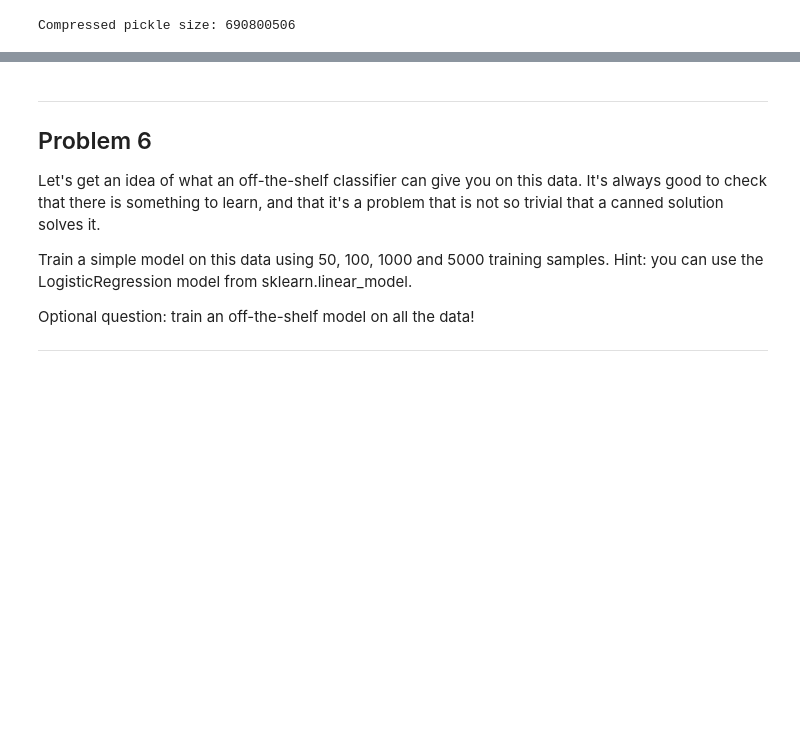
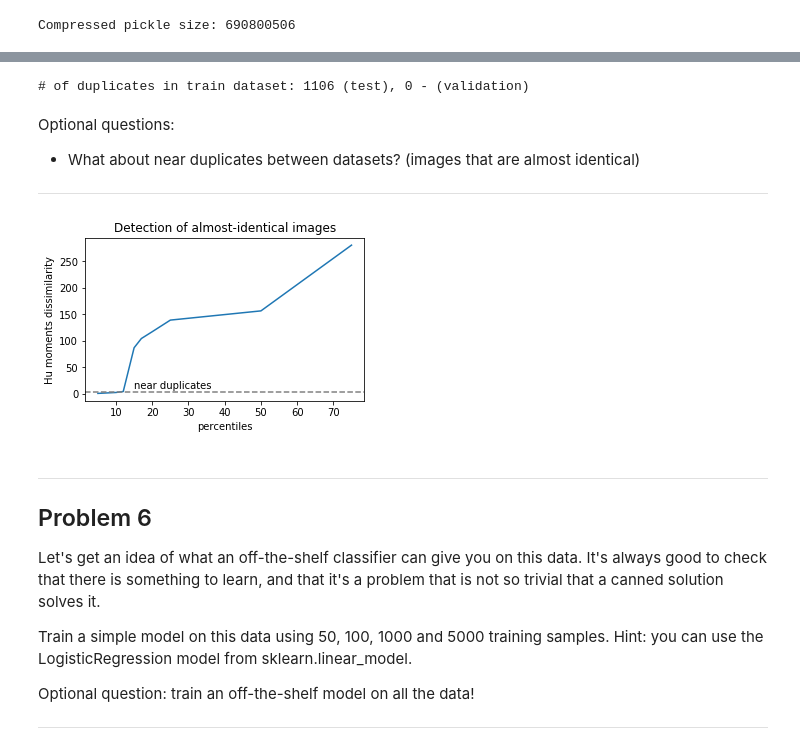
Before and after one commit to slipnitskaya/deep-learning-tensorflow-ud730, a Jupyter notebook: 1_notmnist.ipynb, the cells around one changed output, grey strips where cells are left out. Drawn from its saved outputs; the diff is of its cells as text; code cells hidden in the pictures; blank space fills up the shorter version.

```diff
--- a/1_notmnist.ipynb
+++ b/1_notmnist.ipynb
@@ -360,3 +421,72 @@ Optional questions:
+# %%
+# detect duplicates
+hashes = defaultdict(list)
+for splitname, dataset in zip(['test', 'train', 'valid'], [test_dataset, train_dataset, valid_dataset]):
+    with mp.Pool(12, pool_init, (dataset,)) as pool:
+        for idx, md5_hash in tqdm.tqdm(
+            pool.imap_unordered(worker_md5, range(dataset.shape[0]), chunksize=100), total=dataset.shape[0]
+        ):
+            hashes[splitname].append(md5_hash)
+
+
+# dist_mat = np.full((train_dataset.shape[0], test_dataset.shape[0]), np.inf, dtype=np.float16)
+# with mp.Pool(10, pool_init, (test_dataset, train_dataset)) as pool:
+#     for idx, mse in tqdm.tqdm(
+#         pool.imap_unordered(worker, range(train_dataset.shape[0]), chunksize=1000), total=train_dataset.shape[0]
+#     ):
+#         dist_mat[idx] = mse
+
+print('# of duplicates in train dataset: {} (test), {} - (validation)'.format(
+    len(set(hashes['test']) & set(hashes['train'])), len(set(hashes['validation']) & set(hashes['train'])))
+     )
+# %% [output]
+# of duplicates in train dataset: 1106 (test), 0 - (validation)
+# %% [markdown]
+Optional questions:
+- What about near duplicates between datasets? (images that are almost identical)
+---
+# %%
+hu_moments = defaultdict(list)
+for splitname, dataset in zip(['test', 'train', 'valid'], [test_dataset, train_dataset, valid_dataset]):
+    with mp.Pool(12, pool_init, (dataset,)) as pool:
+        for idx, moments in tqdm.tqdm(
+            pool.imap_unordered(worker_hu, range(dataset.shape[0]), chunksize=100), total=dataset.shape[0]
+        ):
+            hu_moments[splitname].append(moments)
+# %%
+import scipy.spatial.distance as spd
+
+moments_train = np.array(hu_moments['train'], dtype=np.float16).reshape(-1, 1, 7)
+moments_test = np.array(hu_moments['test'], dtype=np.float16).reshape(1, -1, 7)
+
+dist_mat = np.zeros((moments_train.shape[0], moments_test.shape[1]), dtype=np.float16)
+batch_size = 2 * moments_test.shape[1]
+
+for start in tqdm.trange(0, moments_train.shape[0] + 1, batch_size):
+    end = start + batch_size
+    batch = moments_train[start:end].reshape(-1, 1, 7)
+    dist_mat[start:end] = np.mean((moments_test - batch) ** 2, axis=-1)
+
+np.save('data/dist_mat_test_train', dist_mat)
+# %%
+percentiles = [5, 10, 12, 15, 17, 20, 25, 50, 75]
+perc_vals = np.percentile(dist_mat, percentiles)
+
+diff_abs = np.diff(perc_vals)
+diff_norm_right_bound = diff_abs / perc_vals[1:]
+diff_max_increase_norm_idx = np.argmax(diff_norm_right_bound)
+threshold = perc_vals[diff_max_increase_norm_idx]
+
+plt.figure(figsize=(5,3))
+plt.plot(percentiles, perc_vals)
+plt.axhline(threshold, ls='--', color='gray')
+plt.text(15, threshold + 5,'near duplicates')
+plt.title('Detection of almost-identical images')
+plt.xlabel('percentiles')
+plt.ylabel('Hu moments dissimilarity')
+plt.show()
+# %% [output]
+[figure, added]
 # %% [markdown]
 ---
 Problem 6
```
Also changed, not shown: parts of 6 cells of this notebook.
